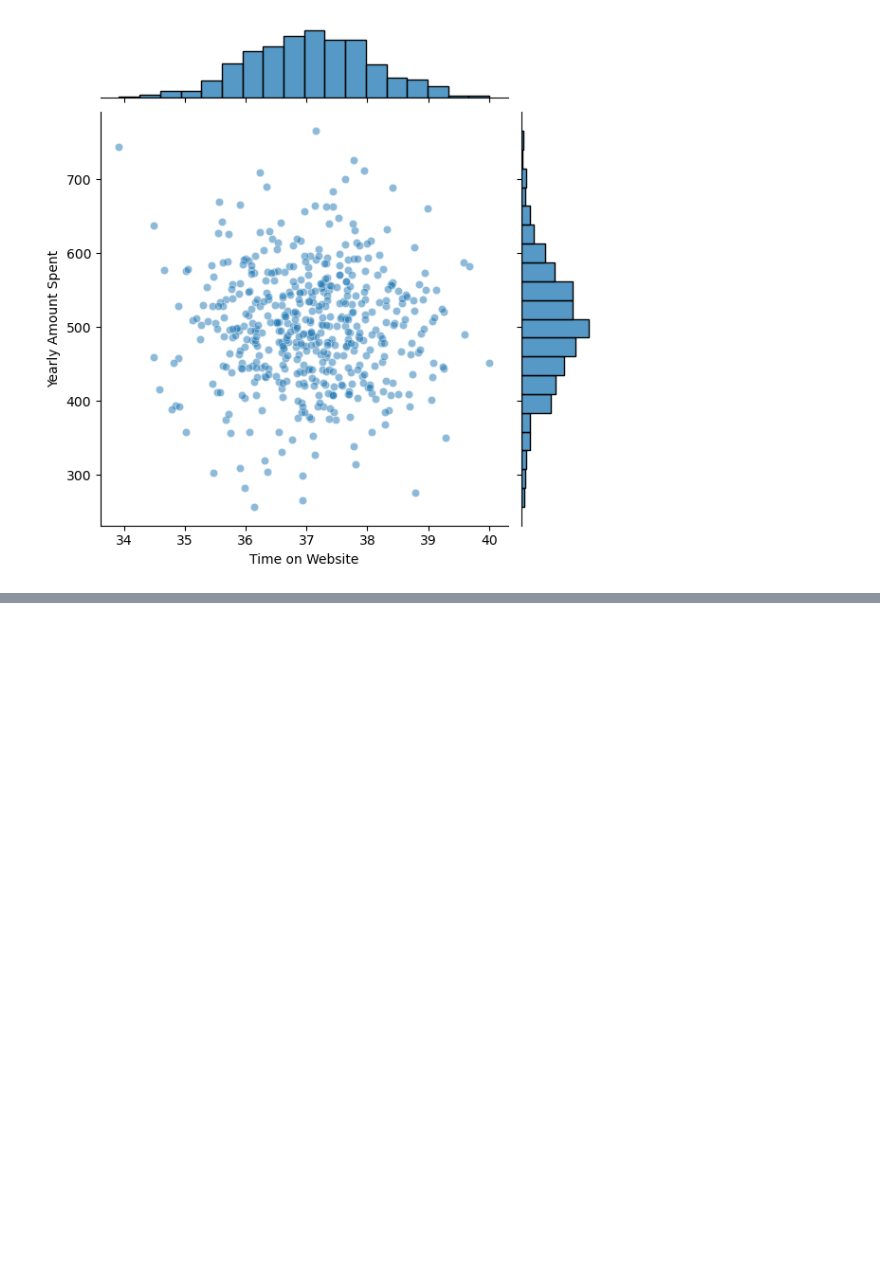
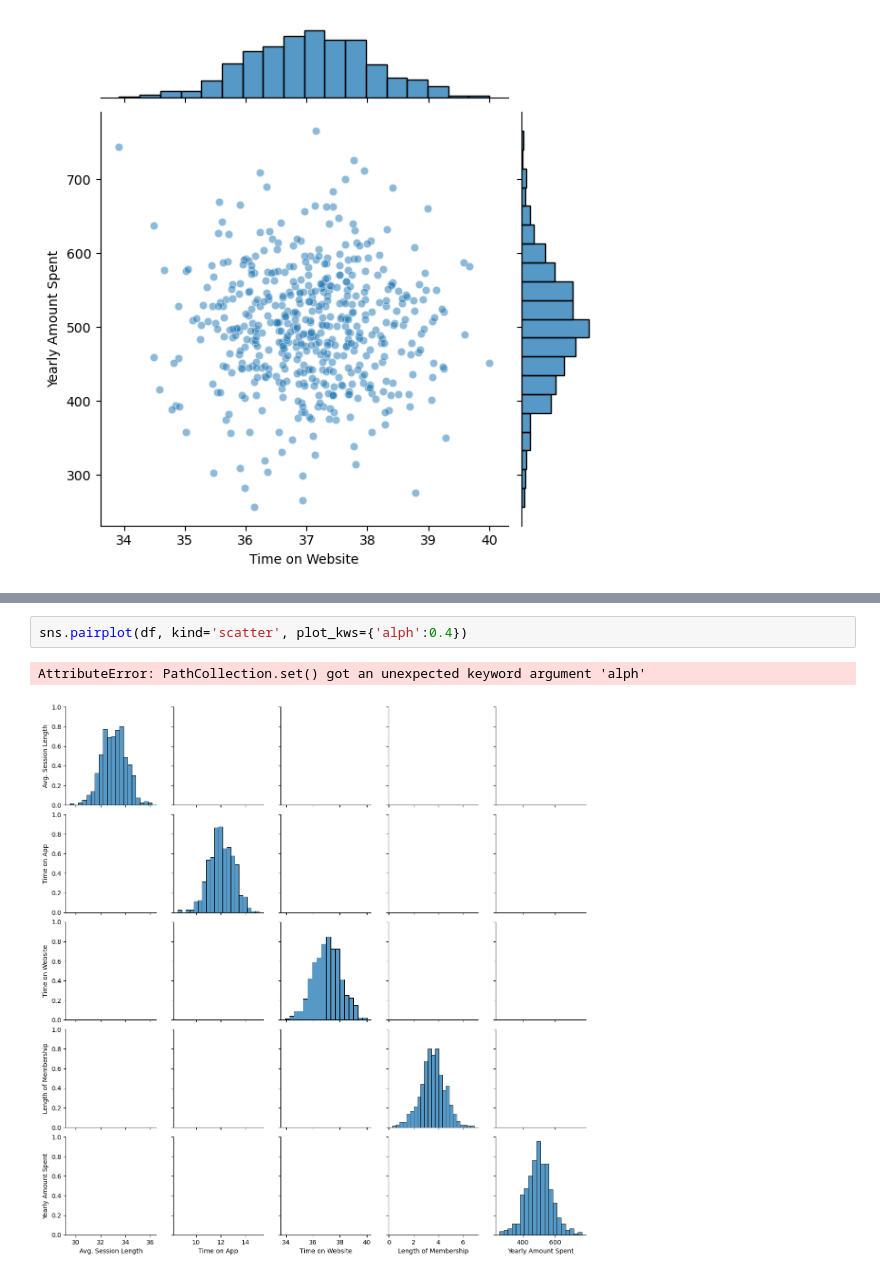
Before and after one commit to muhammadhananbaloch/practice_DS-ML, a Jupyter notebook: Linear Regression Model (practice 4)/money spent on ecommerce (linear regression).ipynb, the cells around one changed output, grey strips where cells are left out. Drawn from its saved outputs; the diff is of its cells as text; blank space fills up the shorter version.

```diff
--- a/Linear Regression Model (practice 4)/money spent on ecommerce (linear regression).ipynb
+++ b/Linear Regression Model (practice 4)/money spent on ecommerce (linear regression).ipynb
@@ -52,0 +58,5 @@ sns.jointplot(x="Time on Website", y="Yearly Amount Spent", data=df, alpha=0.5)
+# %%
+sns.pairplot(df, kind='scatter', plot_kws={'alph':0.4})
+# %% [output]
+AttributeError: PathCollection.set() got an unexpected keyword argument 'alph'
+[figure, added]
```
Also changed, not shown: parts of 1 cell of this notebook.
